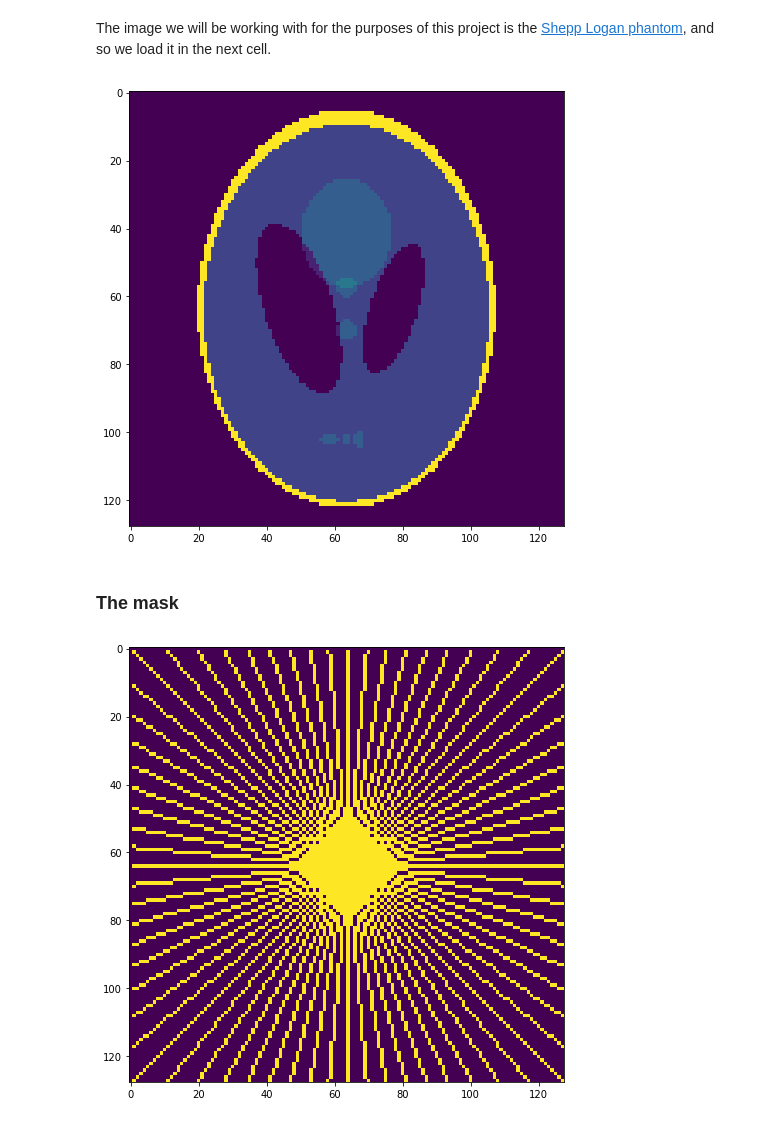
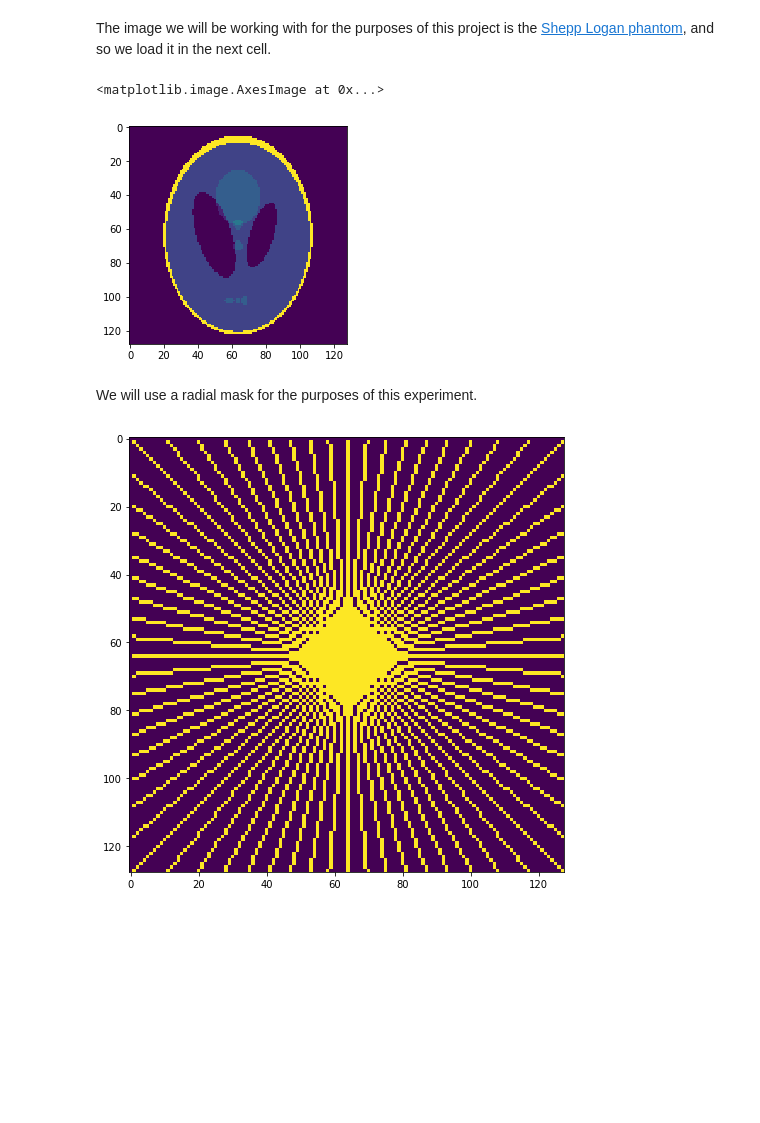
Before and after one commit to tbemsi/sk-rock, a Jupyter notebook: SK-ROCK.ipynb, the cells around one changed output. Cells and saved outputs as stored; diff of their text form; code cells hidden in the pictures; blank space fills up the shorter version.

```diff
--- a/SK-ROCK.ipynb
+++ b/SK-ROCK.ipynb
@@ -46,11 +55,17 @@ astropy        : >=3.0.0   - required | 2.0.4     installed
 # %% [markdown]
 The image we will be working with for the purposes of this project is the [Shepp Logan phantom](https://en.wikipedia.org/wiki/Shepp%E2%80%93Logan_phantom), and so we load it in the next cell.
 # %%
-fig =plt.figure(figsize=(10,8))
-phantom = np.load('phantom.npy')
-plt.imshow(phantom)
-plt.show()
+# fig =plt.figure(figsize=(10,8))
+image = np.load('phantom.npy')
+# plt.imshow(phantom)
+# plt.show()
+
+# Loading input data
+# image = get_sample_data('2d-mri')
+# Obtain K-Space Cartesian Mask
+#mask = get_sample_data("cartesian-mri-mask")
+plt.imshow(image)
+#type(image[0,0])
 # %% [output]
+<matplotlib.image.AxesImage at 0x...>
-[figure, old version]
+[figure, new version]
-# %% [markdown]
-### The mask
@@ -65 +72,3 @@ kspace_data = fourier_op.op(phantom)
+# %% [markdown]
+We will use a radial mask for the purposes of this experiment.
 # %%
```
Also changed, not shown: parts of 18 cells of this notebook.
